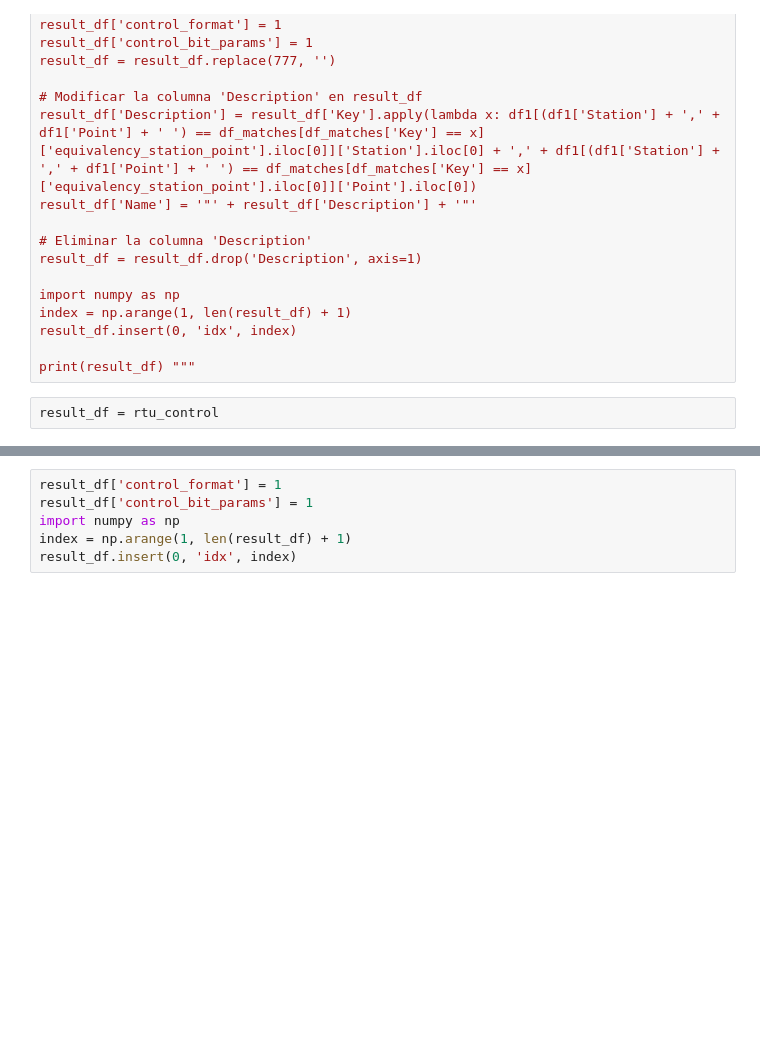
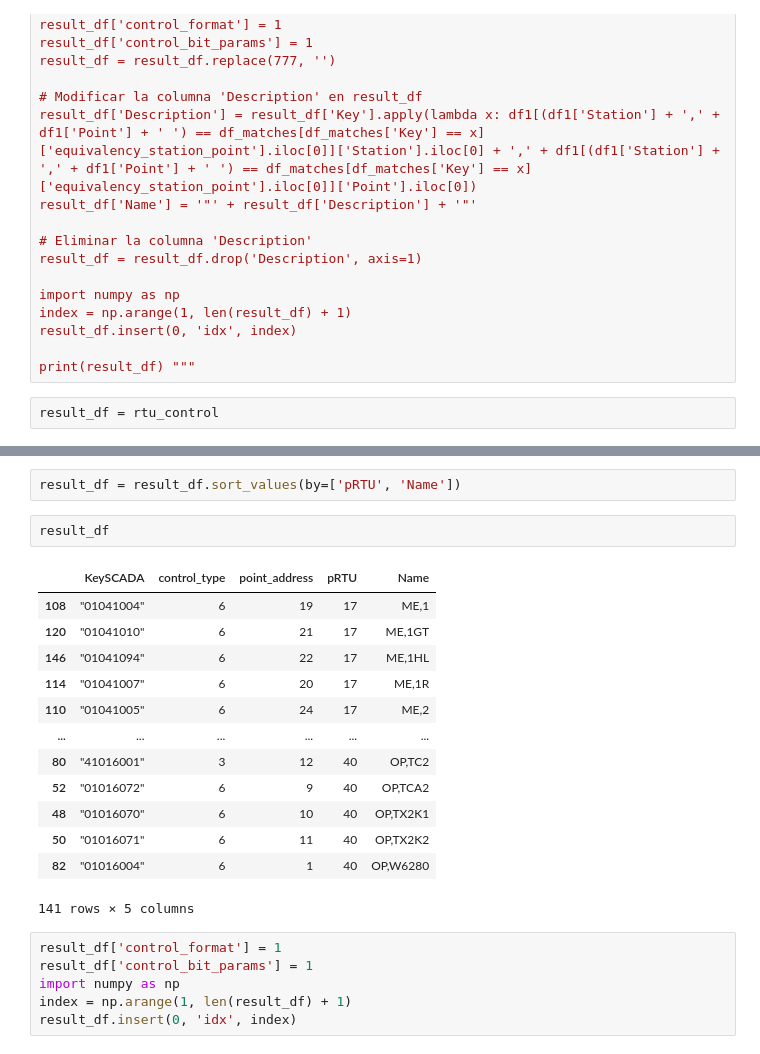
Before and after one commit to arielgv/Scada_Fep, a Jupyter notebook: SCADA_FEP/FEP/main.ipynb, the cells around one changed output, grey strips where cells are left out. Saved outputs shown, nothing was run; the diff lists cells and outputs as text; blank space fills up the shorter version.

```diff
--- a/SCADA_FEP/FEP/main.ipynb
+++ b/SCADA_FEP/FEP/main.ipynb
@@ -1098,3 +1134,21 @@ result_df = rtu_control
+# %%
+result_df = result_df.sort_values(by=['pRTU', 'Name'])
+# %%
+result_df
+# %% [output]
+|  | KeySCADA | control_type | point_address | pRTU | Name |
+| 108 | "01041004" | 6 | 19 | 17 | ME,1 |
+| 120 | "01041010" | 6 | 21 | 17 | ME,1GT |
+| 146 | "01041094" | 6 | 22 | 17 | ME,1HL |
+| 114 | "01041007" | 6 | 20 | 17 | ME,1R |
+| 110 | "01041005" | 6 | 24 | 17 | ME,2 |
+| ... | ... | ... | ... | ... | ... |
+| 80 | "41016001" | 3 | 12 | 40 | OP,TC2 |
+| 52 | "01016072" | 6 | 9 | 40 | OP,TCA2 |
+| 48 | "01016070" | 6 | 10 | 40 | OP,TX2K1 |
+| 50 | "01016071" | 6 | 11 | 40 | OP,TX2K2 |
+| 82 | "01016004" | 6 | 1 | 40 | OP,W6280 |
+141 rows × 5 columns
 # %%
 result_df['control_format'] = 1
 result_df['control_bit_params'] = 1
```
Also changed, not shown: parts of 6 cells of this notebook, 3 other files.
